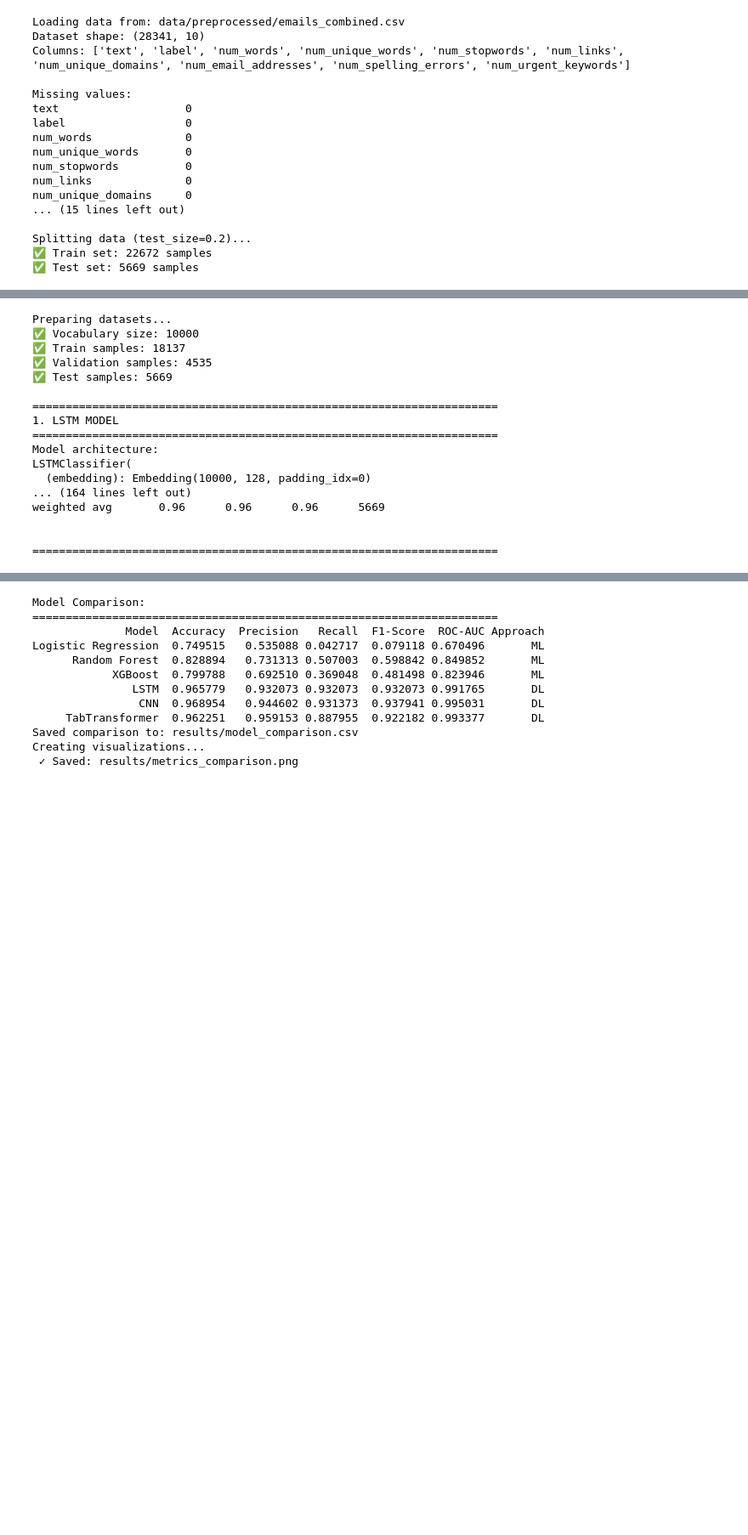
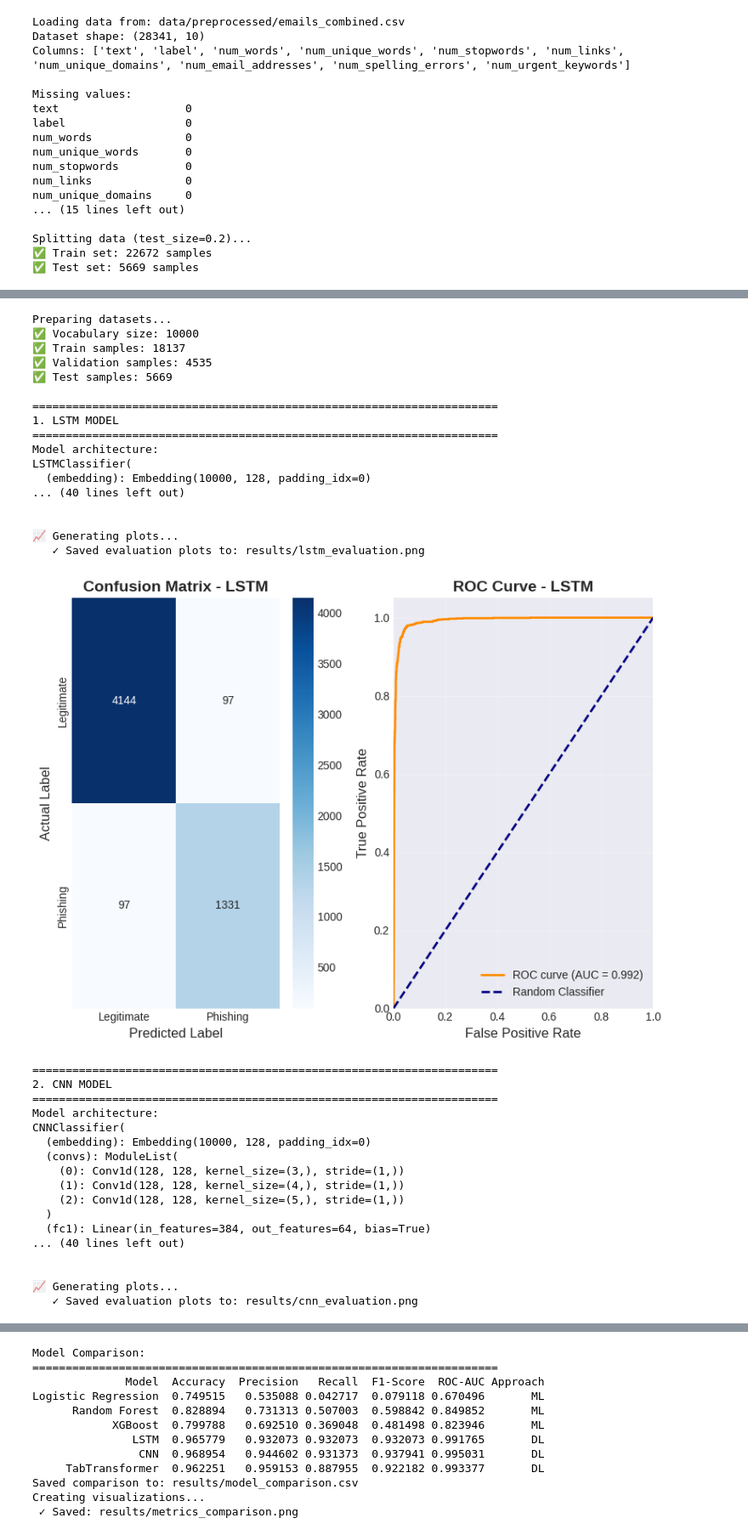
Before and after one commit to enricoferraiolo/PED, a Jupyter notebook: main.ipynb, the cells around one changed output, grey strips where cells are left out. Shown at 85% size. Drawn from its saved outputs; the diff is of its cells as text; code cells hidden in the pictures; blank space fills up the shorter version.

```diff
--- a/main.ipynb
+++ b/main.ipynb
@@ -990,23 +1039,41 @@ F1-Score:  0.0791
 # %%
 # Train DL models and get their results and the trained model objects
 dl_results, (lstm_model, cnn_model, tabtransformer_model) = train_dl_models(
-    X_features_train, X_features_test, X_text_train, X_text_test, y_label_train, y_label_test, to_plot=False, to_save_plots=False
+    X_features_train, X_features_test, X_text_train, X_text_test, y_label_train, y_label_test, to_plot=True, to_save_plots=True
 )
 # %% [output]
 Preparing datasets...
 ✅ Vocabulary size: 10000
 ✅ Train samples: 18137
 ✅ Validation samples: 4535
 ✅ Test samples: 5669
 
 ======================================================================
 1. LSTM MODEL
 ======================================================================
 Model architecture:
 LSTMClassifier(
   (embedding): Embedding(10000, 128, padding_idx=0)
-... (164 lines left out)
-weighted avg       0.96      0.96      0.96      5669
+... (40 lines left out)
 
 
-======================================================================
+📈 Generating plots...
+   ✓ Saved evaluation plots to: results/lstm_evaluation.png
+[figure, added]
+======================================================================
+2. CNN MODEL
+======================================================================
+Model architecture:
+CNNClassifier(
+  (embedding): Embedding(10000, 128, padding_idx=0)
+  (convs): ModuleList(
+    (0): Conv1d(128, 128, kernel_size=(3,), stride=(1,))
+    (1): Conv1d(128, 128, kernel_size=(4,), stride=(1,))
+    (2): Conv1d(128, 128, kernel_size=(5,), stride=(1,))
+  )
+  (fc1): Linear(in_features=384, out_features=64, bias=True)
+... (40 lines left out)
+
+
+📈 Generating plots...
+   ✓ Saved evaluation plots to: results/cnn_evaluation.png
```
Also changed, not shown: parts of 3 cells of this notebook, 23 other files.
